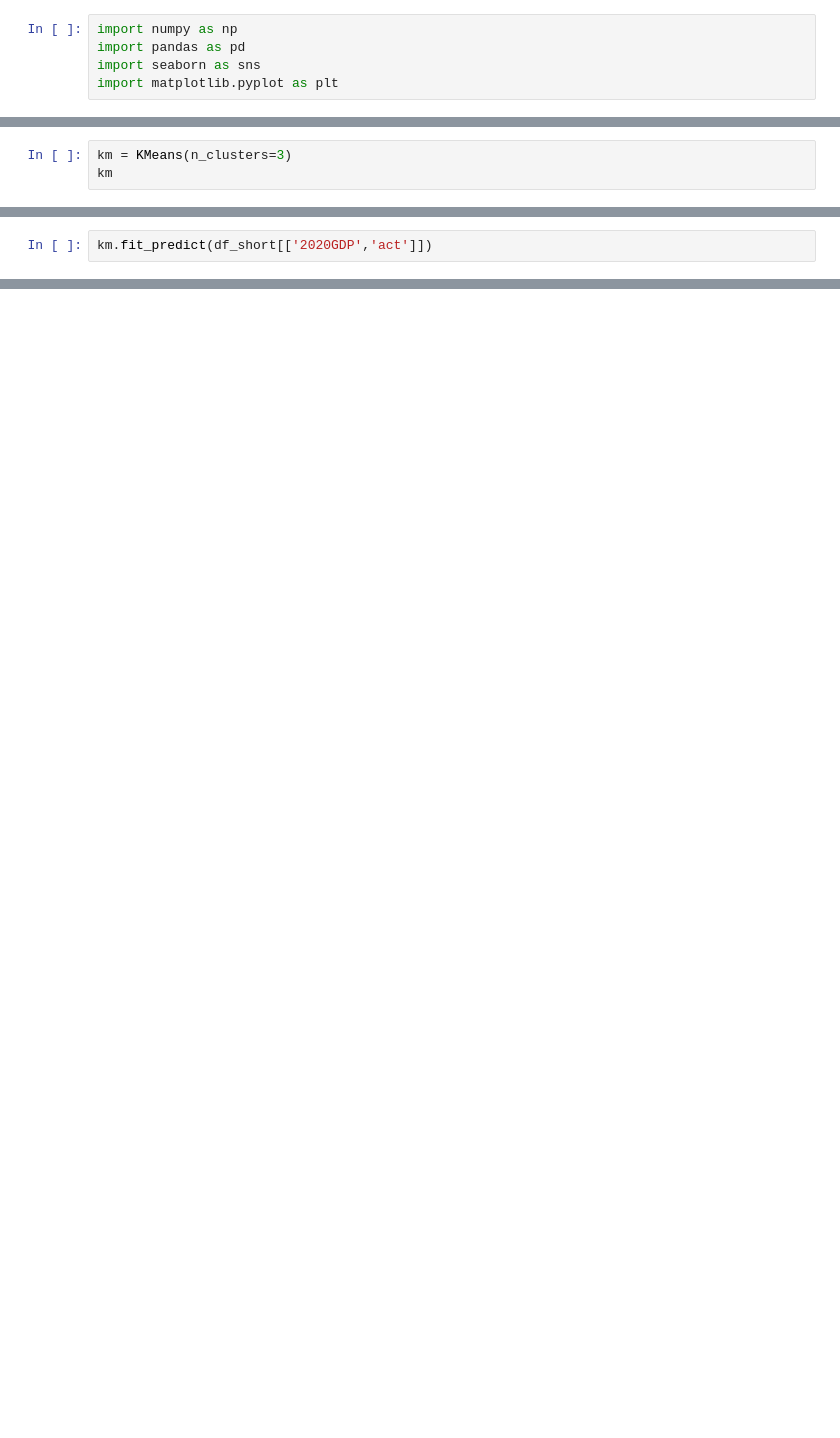
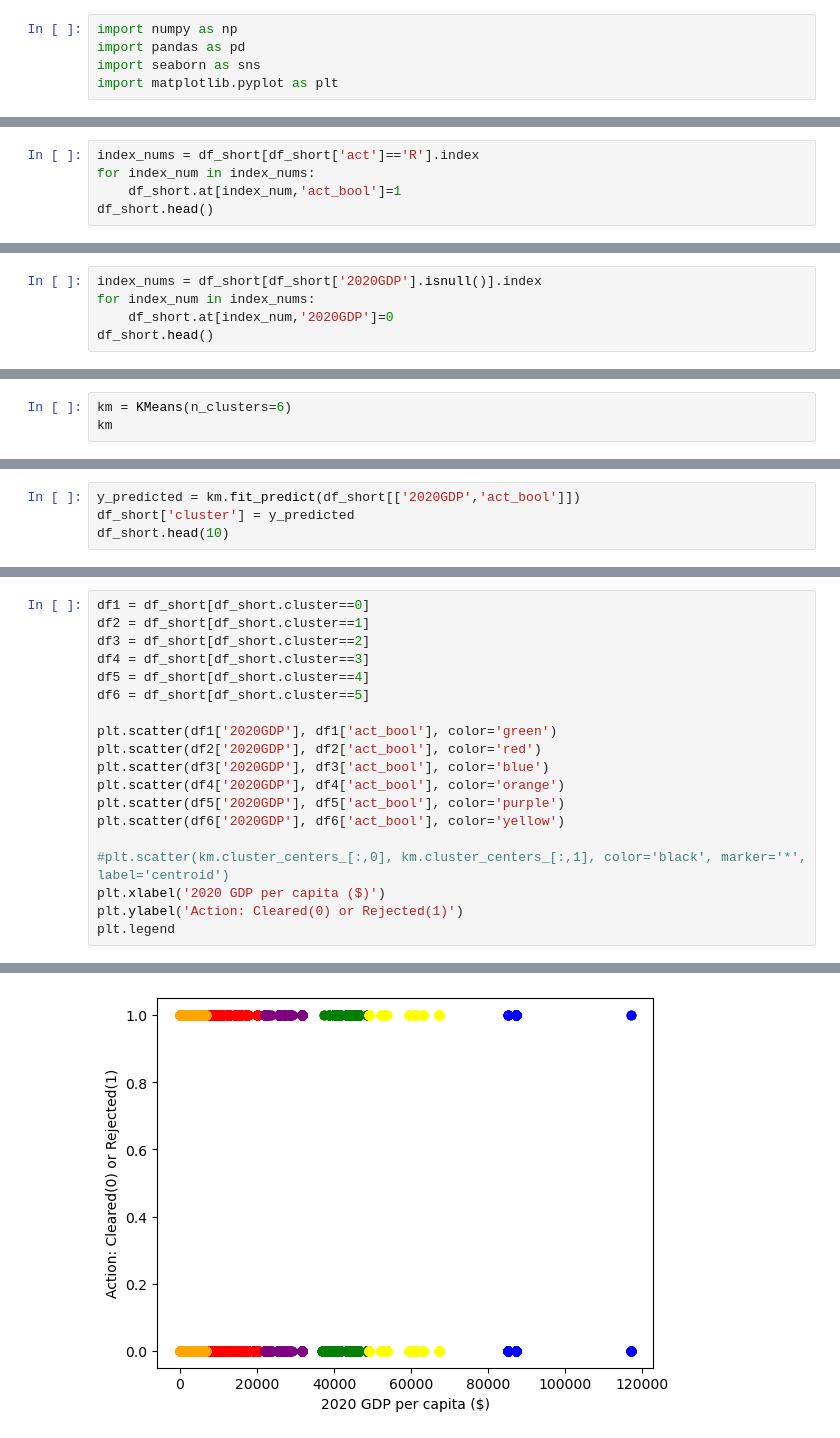
Before and after one commit to YinterestingProjects/milestone_2, a Jupyter notebook: modeling/clustering.ipynb, the cells around one changed output, grey strips where cells are left out. Saved outputs shown, nothing was run; the diff lists cells and outputs as text; blank space fills up the shorter version.

Commit message:
updating clustering notebook
updating clustering notebook with various number of clusters that have been tested

```diff
--- a/modeling/clustering.ipynb
+++ b/modeling/clustering.ipynb
@@ -42,0 +48,5 @@ df_short.head()
+# %%
+index_nums = df_short[df_short['act']=='R'].index
+for index_num in index_nums:
+    df_short.at[index_num,'act_bool']=1
+df_short.head()
@@ -42,0 +60,5 @@ df_short.head()
+# %%
+index_nums = df_short[df_short['2020GDP'].isnull()].index
+for index_num in index_nums:
+    df_short.at[index_num,'2020GDP']=0
+df_short.head()
@@ -49,4 +81,4 @@ Name: act, dtype: int64
 # %%
-km = KMeans(n_clusters=3)
+km = KMeans(n_clusters=6)
 km
 # %% [output]
@@ -54,3 +86,5 @@ KMeans(n_clusters=3)
 # %%
-km.fit_predict(df_short[['2020GDP','act']])
+y_predicted = km.fit_predict(df_short[['2020GDP','act_bool']])
+df_short['cluster'] = y_predicted
+df_short.head(10)
 # %% [output]
@@ -57,0 +107,20 @@ ValueError: could not convert string to float: 'NaN_2020GDP'
+# %%
+df1 = df_short[df_short.cluster==0]
+df2 = df_short[df_short.cluster==1]
+df3 = df_short[df_short.cluster==2]
+df4 = df_short[df_short.cluster==3]
+df5 = df_short[df_short.cluster==4]
+df6 = df_short[df_short.cluster==5]
+
+plt.scatter(df1['2020GDP'], df1['act_bool'], color='green')
+plt.scatter(df2['2020GDP'], df2['act_bool'], color='red')
+plt.scatter(df3['2020GDP'], df3['act_bool'], color='blue')
+plt.scatter(df4['2020GDP'], df4['act_bool'], color='orange')
+plt.scatter(df5['2020GDP'], df5['act_bool'], color='purple')
+plt.scatter(df6['2020GDP'], df6['act_bool'], color='yellow')
+
+#plt.scatter(km.cluster_centers_[:,0], km.cluster_centers_[:,1], color='black', marker='*', label='centroid')
+plt.xlabel('2020 GDP per capita ($)')
+plt.ylabel('Action: Cleared(0) or Rejected(1)')
+plt.legend
+# %% [output]
@@ -57,0 +128 @@ ValueError: could not convert string to float: 'NaN_2020GDP'
+[figure, added]
```
Also changed, not shown: parts of 22 cells of this notebook.
